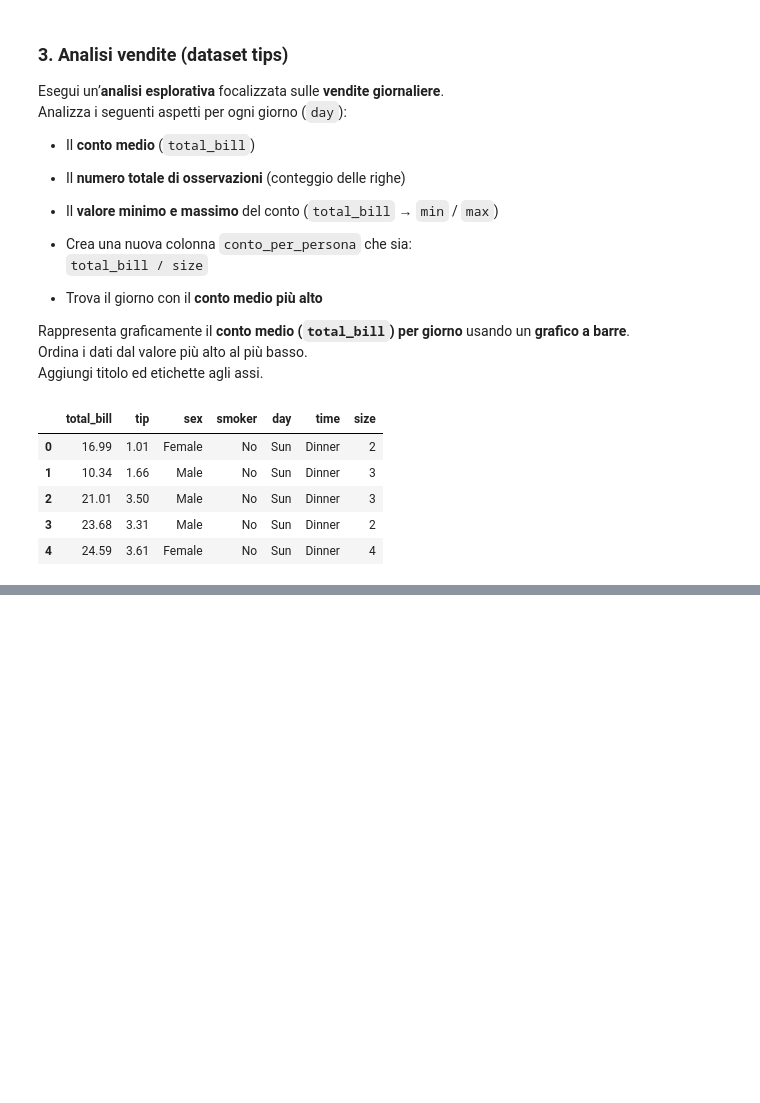
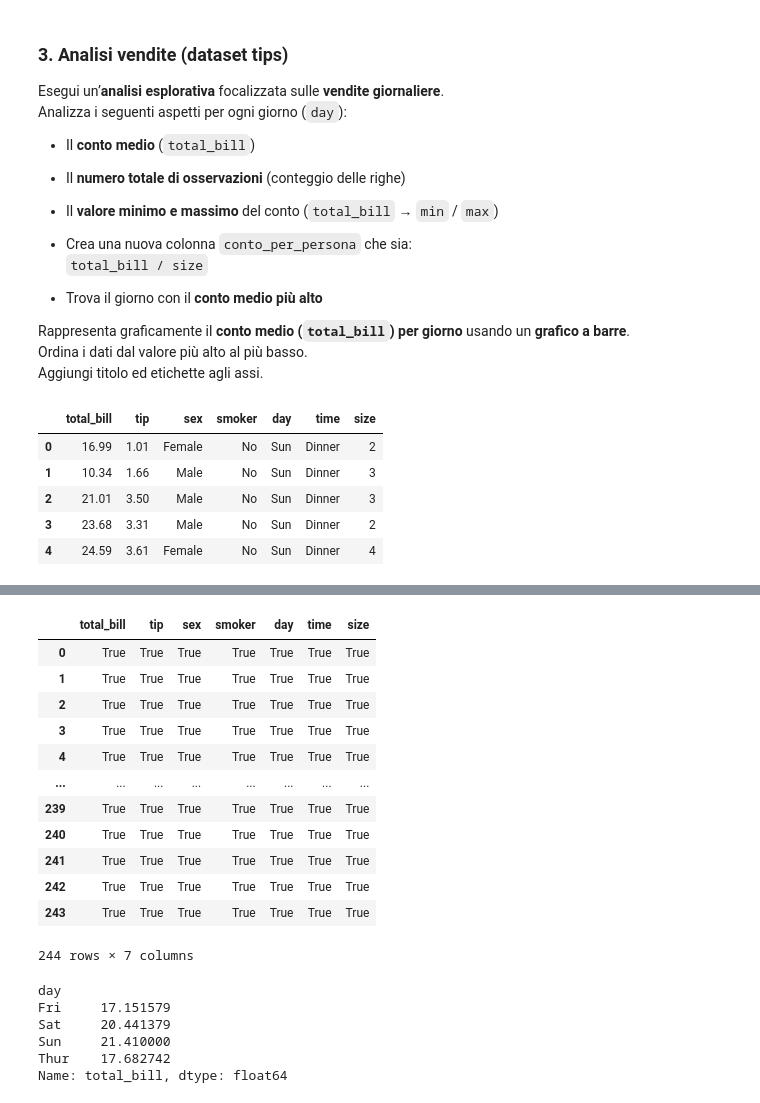
Before and after one commit to majamujagic/ProgrammingLab, a Jupyter notebook: Python 2/Lezione 3/3.5_Esercizi_lez_3.ipynb, the cells around one changed output, grey strips where cells are left out. Cells and saved outputs as stored; diff of their text form; code cells hidden in the pictures; blank space fills up the shorter version.

```diff
--- a/Python 2/Lezione 3/3.5_Esercizi_lez_3.ipynb
+++ b/Python 2/Lezione 3/3.5_Esercizi_lez_3.ipynb
@@ -229,0 +234,27 @@ df.head()
+# %%
+pd.notna(df)
+# Non ci sono valori nulli
+# %% [output]
+|  | total_bill | tip | sex | smoker | day | time | size |
+| 0 | True | True | True | True | True | True | True |
+| 1 | True | True | True | True | True | True | True |
+| 2 | True | True | True | True | True | True | True |
+| 3 | True | True | True | True | True | True | True |
+| 4 | True | True | True | True | True | True | True |
+| ... | ... | ... | ... | ... | ... | ... | ... |
+| 239 | True | True | True | True | True | True | True |
+| 240 | True | True | True | True | True | True | True |
+| 241 | True | True | True | True | True | True | True |
+| 242 | True | True | True | True | True | True | True |
+| 243 | True | True | True | True | True | True | True |
+244 rows × 7 columns
+# %%
+# Conto Medio per Giorno
+df.groupby('day')['total_bill'].mean()
+# %% [output]
+day
+Fri     17.151579
+Sat     20.441379
+Sun     21.410000
+Thur    17.682742
+Name: total_bill, dtype: float64
```
Also changed, not shown: parts of 9 cells of this notebook.
